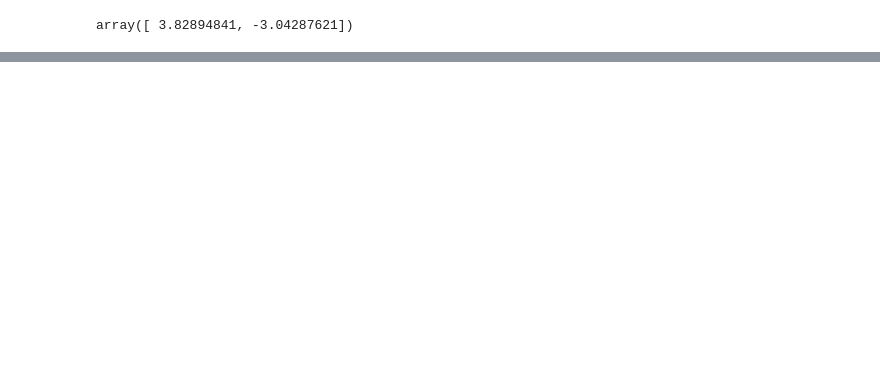
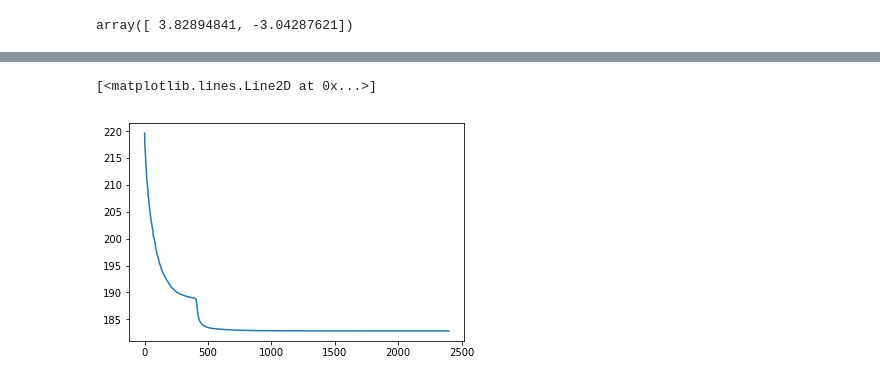
Before and after one commit to bnmnetp/DS420, a Jupyter notebook: ClassNotesSpring18/GradientDescent.ipynb, the cells around one changed output, grey strips where cells are left out. Saved outputs shown, nothing was run; the diff lists cells and outputs as text; code cells hidden in the pictures; blank space fills up the shorter version.

```diff
--- a/ClassNotesSpring18/GradientDescent.ipynb
+++ b/ClassNotesSpring18/GradientDescent.ipynb
@@ -126,0 +217,4 @@ array([ 3.82894841, -3.04287621])
+# %%
+lr = GDLogisticRegression(0.1)
+# %%
+lr.fit(X_train, y_train, 2500)
@@ -126,0 +229,6 @@ array([ 3.82894841, -3.04287621])
+# %%
+
+plt.plot(lr.scores[100:])
+# %% [output]
+[<matplotlib.lines.Line2D at 0x...>]
+[figure, added]
```
Also changed, not shown: parts of 24 cells of this notebook.
